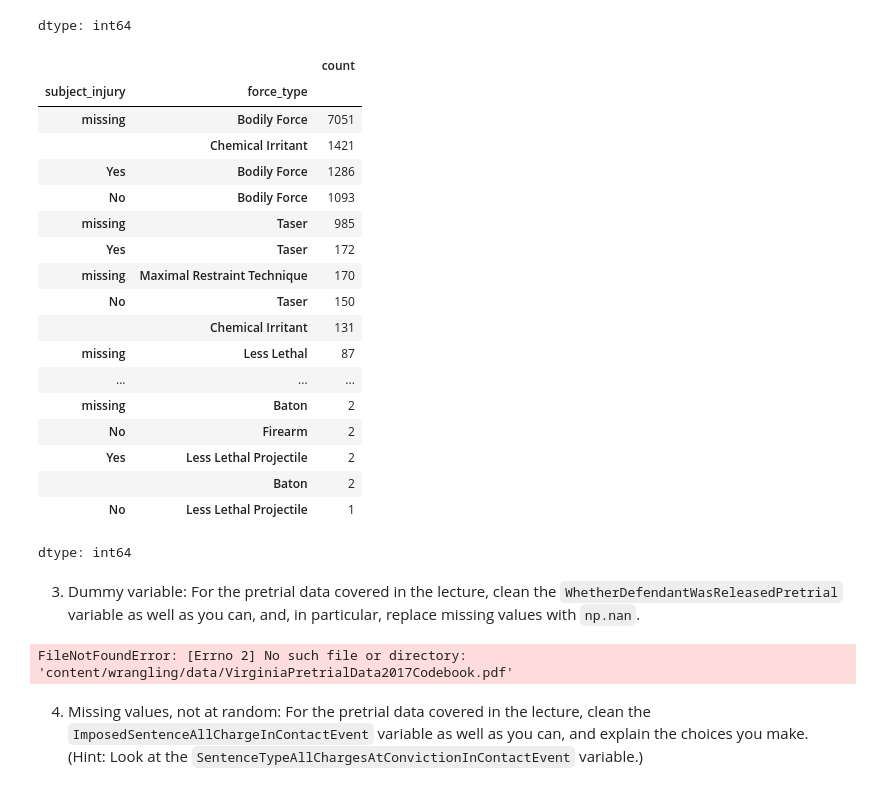
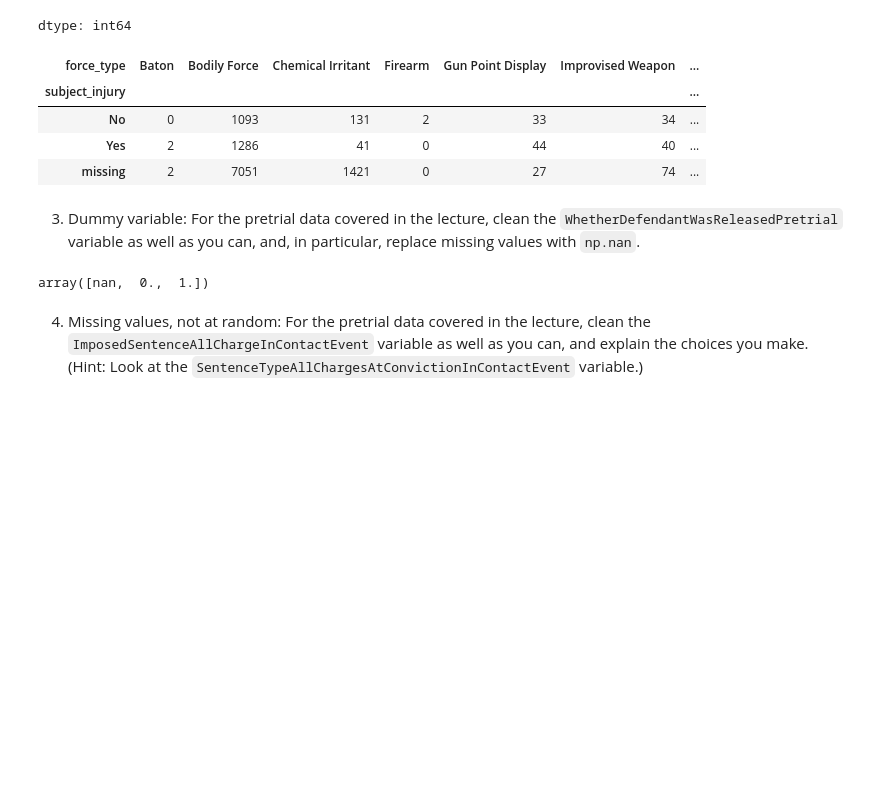
Before and after one commit to KaranRawatUVA/wrangling, a Jupyter notebook: assignment/assignment.ipynb, the cells around one changed output. Saved outputs shown, nothing was run; the diff lists cells and outputs as text; code cells hidden in the pictures; blank space fills up the shorter version.

```diff
--- a/assignment/assignment.ipynb
+++ b/assignment/assignment.ipynb
@@ -86,30 +86,17 @@ df_MP['subject_injury'].value_counts()
 | No | 1446 |
 dtype: int64
 # %%
-df_MP[['subject_injury', 'force_type']].value_counts()
+
+pd.crosstab(df_MP['subject_injury'], df_MP['force_type'])
 # %% [output]
-|  |  | count |
-| subject_injury | force_type |  |
-| missing | Bodily Force | 7051 |
-|  | Chemical Irritant | 1421 |
-| Yes | Bodily Force | 1286 |
-| No | Bodily Force | 1093 |
-| missing | Taser | 985 |
-| Yes | Taser | 172 |
-| missing | Maximal Restraint Technique | 170 |
-| No | Taser | 150 |
-|  | Chemical Irritant | 131 |
-| missing | Less Lethal | 87 |
-| ... | ... | ... |
-| missing | Baton | 2 |
-| No | Firearm | 2 |
-| Yes | Less Lethal Projectile | 2 |
-|  | Baton | 2 |
-| No | Less Lethal Projectile | 1 |
+| force_type | Baton | Bodily Force | Chemical Irritant | Firearm | Gun Point Display | Improvised Weapon | ... |
+| subject_injury |  |  |  |  |  |  | ... |
+| No | 0 | 1093 | 131 | 2 | 33 | 34 | ... |
+| Yes | 2 | 1286 | 41 | 0 | 44 | 40 | ... |
+| missing | 2 | 7051 | 1421 | 0 | 27 | 74 | ... |
-dtype: int64
 # %% [markdown]
 3. Dummy variable: For the pretrial data covered in the lecture, clean the `WhetherDefendantWasReleasedPretrial` variable as well as you can, and, in particular, replace missing values with `np.nan`.
 # %%
-df_PT = pd.read_csv('content/wrangling/data/WhetherDefendantWasReleasedPretrial.pdf')
+
+url = 'http://www.vcsc.virginia.gov/pretrialdataproject/October%202017%20Cohort_Virginia%20Pretrial%20Data%20Project_Deidentified%20FINAL%20Update_10272021.csv'
+df_pd = pd.read_csv(url,low_memory=False)
-# %% [output]
-FileNotFoundError: [Errno 2] No such file or directory: 'content/wrangling/data/VirginiaPretrialData2017Codebook.pdf'
@@ -116,2 +105,12 @@ FileNotFoundError: [Errno 2] No such file or directory: 'content/wrangling/data/
+# %%
+df_pd_updated = df_pd.copy()
+
+df_pd_updated['WhetherDefendantWasReleasedPretrial'].value_counts()
+
+df_pd_updated.loc[(df_pd['WhetherDefendantWasReleasedPretrial'] != 1) & (df_pd['WhetherDefendantWasReleasedPretrial'] != 0), 'WhetherDefendantWasReleasedPretrial'] = np.NaN
+
+df_pd_updated['WhetherDefendantWasReleasedPretrial'].unique()
+# %% [output]
+array([nan,  0.,  1.])
 # %% [markdown]
 4. Missing values, not at random: For the pretrial data covered in the lecture, clean the `ImposedSentenceAllChargeInContactEvent` variable as well as you can, and explain the choices you make. (Hint: Look at the `SentenceTypeAllChargesAtConvictionInContactEvent` variable.)
```
Also changed, not shown: parts of 2 cells of this notebook.
